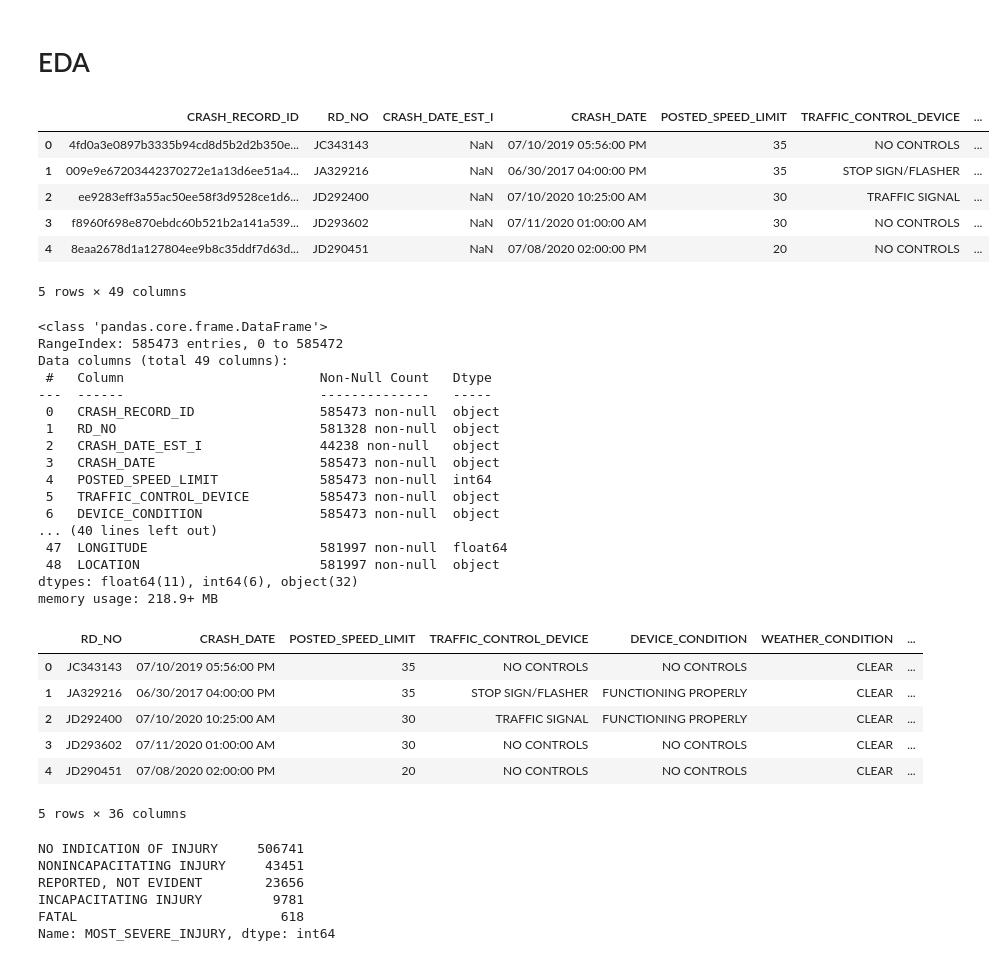
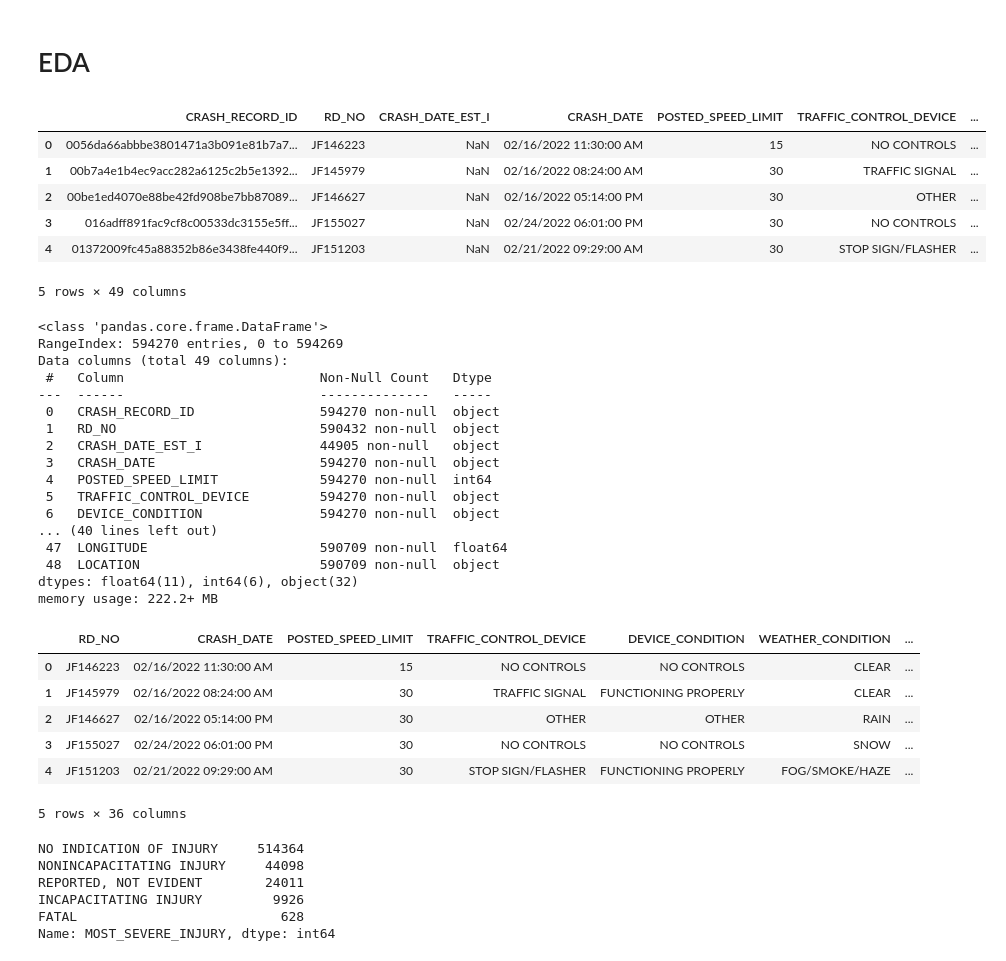
Before and after one commit to madoriathomas/chicago_crash_analysis, a Jupyter notebook: EDA.ipynb, the cells around one changed output. Drawn from its saved outputs; the diff is of its cells as text; code cells hidden in the pictures.

```diff
--- a/EDA.ipynb
+++ b/EDA.ipynb
@@ -7,36 +7,36 @@ import matplotlib.pyplot as plt
 %matplotlib inline
 import seaborn as sns
 # %%
-df = pd.read_csv('data/Traffic_Crashes.csv')
+df = pd.read_csv('data/Traffic_Crashes_-_Crashes.csv')
 df.head()
 # %% [output]
 |  | CRASH_RECORD_ID | RD_NO | CRASH_DATE_EST_I | CRASH_DATE | POSTED_SPEED_LIMIT | TRAFFIC_CONTROL_DEVICE | ... |
-| 0 | 4fd0a3e0897b3335b94cd8d5b2d2b350e... | JC343143 | NaN | 07/10/2019 05:56:00 PM | 35 | NO CONTROLS | ... |
-| 1 | 009e9e67203442370272e1a13d6ee51a4... | JA329216 | NaN | 06/30/2017 04:00:00 PM | 35 | STOP SIGN/FLASHER | ... |
-| 2 | ee9283eff3a55ac50ee58f3d9528ce1d6... | JD292400 | NaN | 07/10/2020 10:25:00 AM | 30 | TRAFFIC SIGNAL | ... |
-| 3 | f8960f698e870ebdc60b521b2a141a539... | JD293602 | NaN | 07/11/2020 01:00:00 AM | 30 | NO CONTROLS | ... |
-| 4 | 8eaa2678d1a127804ee9b8c35ddf7d63d... | JD290451 | NaN | 07/08/2020 02:00:00 PM | 20 | NO CONTROLS | ... |
+| 0 | 0056da66abbbe3801471a3b091e81b7a7... | JF146223 | NaN | 02/16/2022 11:30:00 AM | 15 | NO CONTROLS | ... |
+| 1 | 00b7a4e1b4ec9acc282a6125c2b5e1392... | JF145979 | NaN | 02/16/2022 08:24:00 AM | 30 | TRAFFIC SIGNAL | ... |
+| 2 | 00be1ed4070e88be42fd908be7bb87089... | JF146627 | NaN | 02/16/2022 05:14:00 PM | 30 | OTHER | ... |
+| 3 | 016adff891fac9cf8c00533dc3155e5ff... | JF155027 | NaN | 02/24/2022 06:01:00 PM | 30 | NO CONTROLS | ... |
+| 4 | 01372009fc45a88352b86e3438fe440f9... | JF151203 | NaN | 02/21/2022 09:29:00 AM | 30 | STOP SIGN/FLASHER | ... |
 5 rows × 49 columns
 # %%
 df.info()
 # %% [output]
 <class 'pandas.core.frame.DataFrame'>
-RangeIndex: 585473 entries, 0 to 585472
+RangeIndex: 594270 entries, 0 to 594269
 Data columns (total 49 columns):
  #   Column                         Non-Null Count   Dtype
 ---  ------                         --------------   -----
- 0   CRASH_RECORD_ID                585473 non-null  object
- 1   RD_NO                          581328 non-null  object
- 2   CRASH_DATE_EST_I               44238 non-null   object
- 3   CRASH_DATE                     585473 non-null  object
- 4   POSTED_SPEED_LIMIT             585473 non-null  int64
- 5   TRAFFIC_CONTROL_DEVICE         585473 non-null  object
- 6   DEVICE_CONDITION               585473 non-null  object
+ 0   CRASH_RECORD_ID                594270 non-null  object
+ 1   RD_NO                          590432 non-null  object
+ 2   CRASH_DATE_EST_I               44905 non-null   object
+ 3   CRASH_DATE                     594270 non-null  object
+ 4   POSTED_SPEED_LIMIT             594270 non-null  int64
+ 5   TRAFFIC_CONTROL_DEVICE         594270 non-null  object
+ 6   DEVICE_CONDITION               594270 non-null  object
 ... (40 lines left out)
- 47  LONGITUDE                      581997 non-null  float64
- 48  LOCATION                       581997 non-null  object
+ 47  LONGITUDE                      590709 non-null  float64
+ 48  LOCATION                       590709 non-null  object
 dtypes: float64(11), int64(6), object(32)
-memory usage: 218.9+ MB
+memory usage: 222.2+ MB
 # %%
 to_drop = ['CRASH_RECORD_ID', 'CRASH_DATE_EST_I', 'LANE_CNT', 'INTERSECTION_RELATED_I', 'NOT_RIGHT_OF_WAY_I', 'HIT_AND_RUN_I', 'PHOTOS_TAKEN_I',\
     'STATEMENTS_TAKEN_I', 'DOORING_I', 'WORK_ZONE_I', 'WORK_ZONE_TYPE', 'WORKERS_PRESENT_I', 'LOCATION']
@@ -45,20 +45,20 @@ new_df = df.drop(to_drop, axis=1)
 new_df.head()
 # %% [output]
 |  | RD_NO | CRASH_DATE | POSTED_SPEED_LIMIT | TRAFFIC_CONTROL_DEVICE | DEVICE_CONDITION | WEATHER_CONDITION | ... |
-| 0 | JC343143 | 07/10/2019 05:56:00 PM | 35 | NO CONTROLS | NO CONTROLS | CLEAR | ... |
-| 1 | JA329216 | 06/30/2017 04:00:00 PM | 35 | STOP SIGN/FLASHER | FUNCTIONING PROPERLY | CLEAR | ... |
-| 2 | JD292400 | 07/10/2020 10:25:00 AM | 30 | TRAFFIC SIGNAL | FUNCTIONING PROPERLY | CLEAR | ... |
-| 3 | JD293602 | 07/11/2020 01:00:00 AM | 30 | NO CONTROLS | NO CONTROLS | CLEAR | ... |
-| 4 | JD290451 | 07/08/2020 02:00:00 PM | 20 | NO CONTROLS | NO CONTROLS | CLEAR | ... |
+| 0 | JF146223 | 02/16/2022 11:30:00 AM | 15 | NO CONTROLS | NO CONTROLS | CLEAR | ... |
+| 1 | JF145979 | 02/16/2022 08:24:00 AM | 30 | TRAFFIC SIGNAL | FUNCTIONING PROPERLY | CLEAR | ... |
+| 2 | JF146627 | 02/16/2022 05:14:00 PM | 30 | OTHER | OTHER | RAIN | ... |
+| 3 | JF155027 | 02/24/2022 06:01:00 PM | 30 | NO CONTROLS | NO CONTROLS | SNOW | ... |
+| 4 | JF151203 | 02/21/2022 09:29:00 AM | 30 | STOP SIGN/FLASHER | FUNCTIONING PROPERLY | FOG/SMOKE/HAZE | ... |
 5 rows × 36 columns
 # %%
 new_df['MOST_SEVERE_INJURY'].value_counts()
 # %% [output]
-NO INDICATION OF INJURY     506741
-NONINCAPACITATING INJURY     43451
-REPORTED, NOT EVIDENT        23656
-INCAPACITATING INJURY         9781
-FATAL                          618
+NO INDICATION OF INJURY     514364
+NONINCAPACITATING INJURY     44098
+REPORTED, NOT EVIDENT        24011
+INCAPACITATING INJURY         9926
+FATAL                          628
 Name: MOST_SEVERE_INJURY, dtype: int64
 # %%
 new_df['PRIM_CONTRIBUTORY_CAUSE'].value_counts()
```
Also changed, not shown: parts of 11 cells of this notebook.
